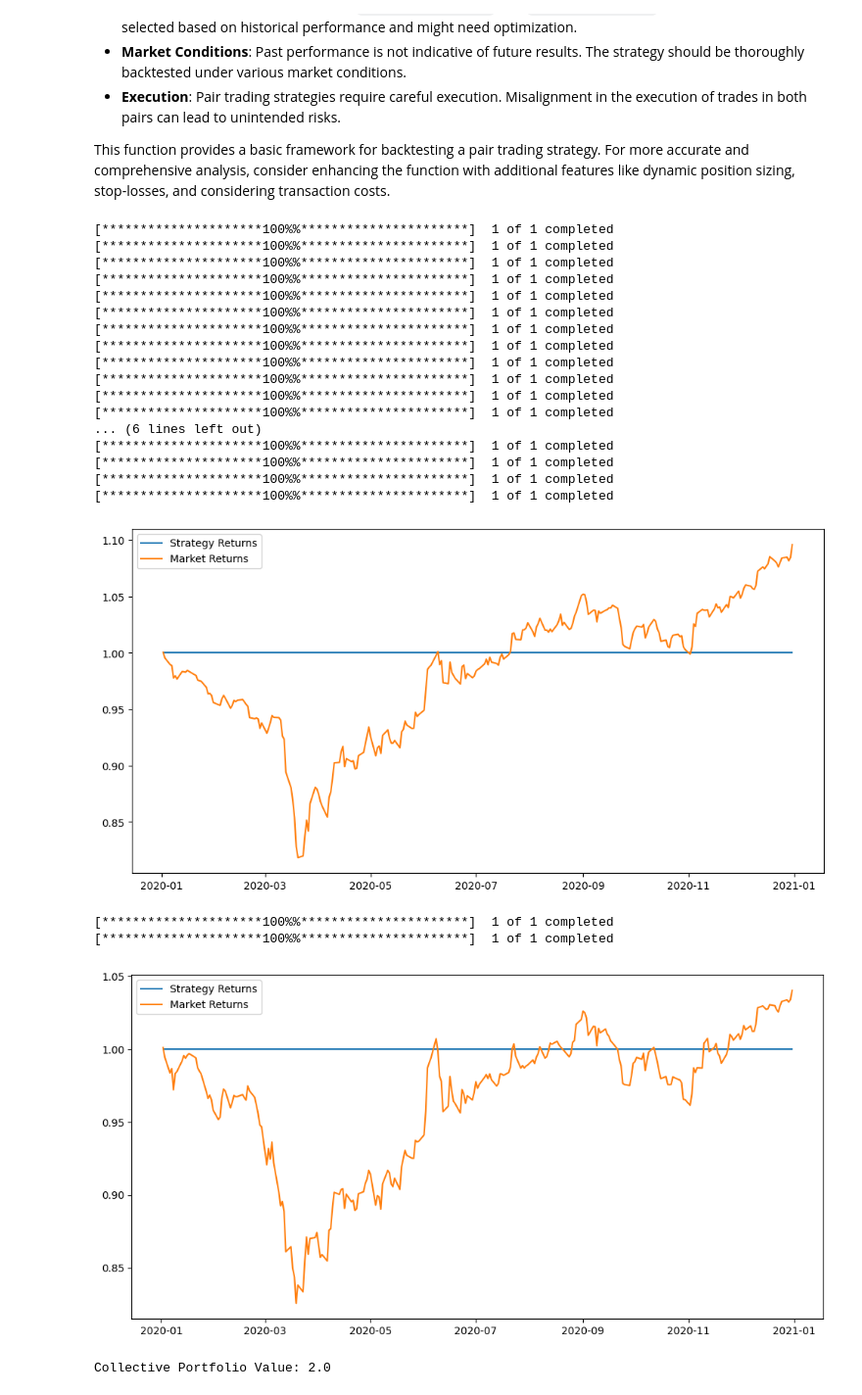
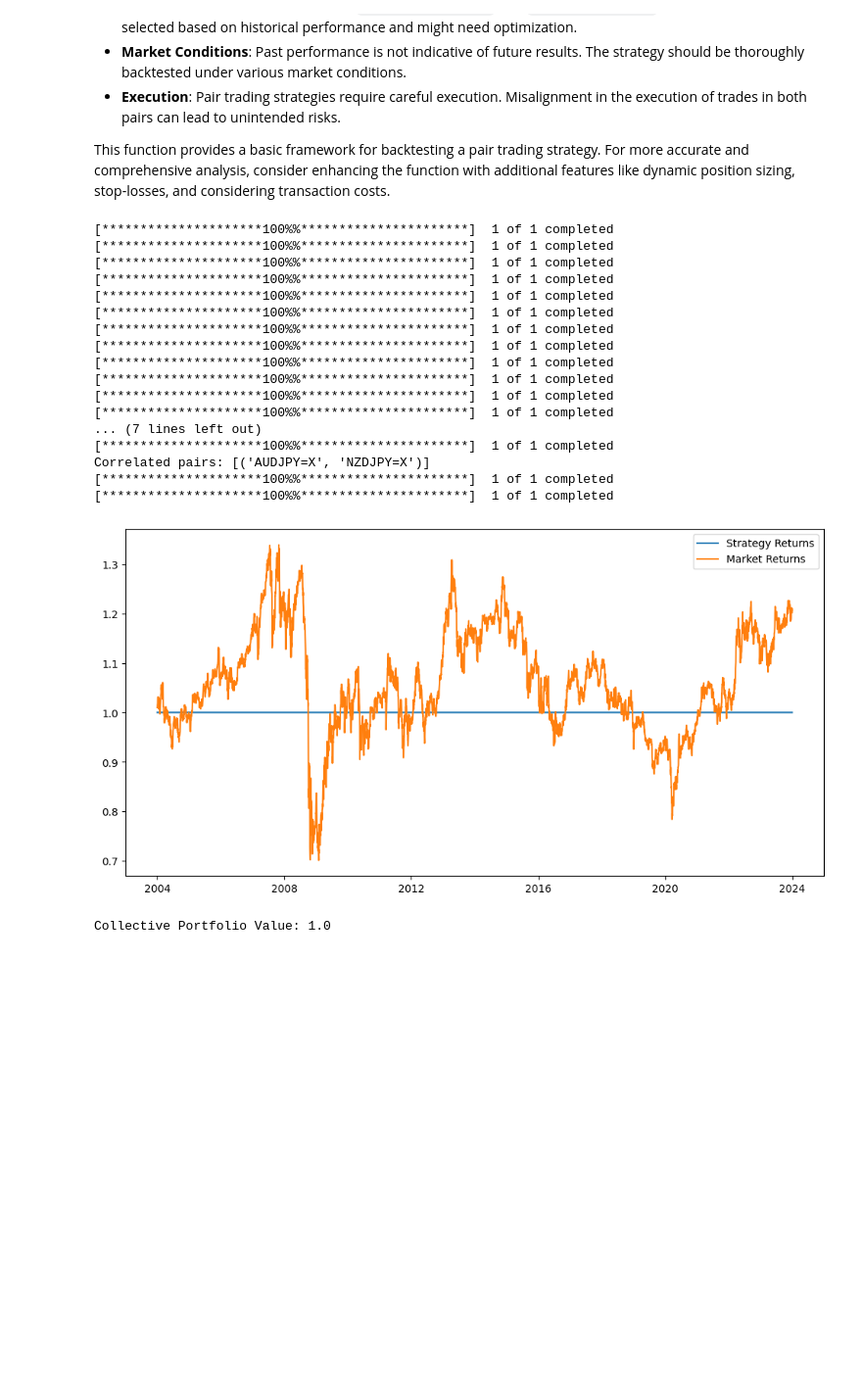
Before and after one commit to lucagrassitelli/Trading, a Jupyter notebook: Trading_code.ipynb, the cells around one changed output. Shown at 98% size. Drawn from its saved outputs; the diff is of its cells as text; code cells hidden in the pictures; blank space fills up the shorter version.

Commit message:
forex needs fix

```diff
--- a/Trading_code.ipynb
+++ b/Trading_code.ipynb
@@ -331,7 +331,7 @@ Final Portfolio Value: 1.0
 This function provides a basic framework for backtesting a pair trading strategy. For more accurate and comprehensive analysis, consider enhancing the function with additional features like dynamic position sizing, stop-losses, and considering transaction costs.
 # %%
 
-def get_highly_correlated_pairs(forex_pairs, start_date, end_date, threshold=0.9):
+def get_highly_correlated_pairs(forex_pairs, start_date, end_date, threshold=0.85):
     """
     Identify Forex pairs with correlation above the specified threshold.
 
@@ -357,41 +357,38 @@ def get_highly_correlated_pairs(forex_pairs, start_date, end_date, threshold=0.9
 # Define the list of Forex pairs
 forex_pairs = [
     'EURUSD=X', 'GBPUSD=X', 'USDJPY=X', 'USDCAD=X', 'AUDUSD=X',
     'NZDUSD=X', 'USDCHF=X', 'EURGBP=X', 'EURJPY=X', 'EURCHF=X',
     'GBPJPY=X', 'GBPAUD=X', 'AUDJPY=X', 'NZDJPY=X', 'CADJPY=X',
     'CHFJPY=X', 'EURAUD=X', 'EURNZD=X', 'AUDCAD=X', 'AUDCHF=X'
 ]
-start_date = '2020-01-01'
-end_date = '2021-01-01'
+start_date = '2004-01-01'
+end_date = '2024-01-01'
 correlated_pairs = get_highly_correlated_pairs(forex_pairs, start_date, end_date)
-
+print("Correlated pairs:", correlated_pairs)
 # Apply the trading strategy to each pair and calculate collective portfolio value
 collective_portfolio_value = 0
 for pair1, pair2 in correlated_pairs:
     final_value = backtest_pair_trading_strategy(pair1, pair2, start_date, end_date)
     collective_portfolio_value += final_value
 
 print(f"Collective Portfolio Value: {collective_portfolio_value}")
 # %% [output]
 [*********************100%%**********************]  1 of 1 completed
 [*********************100%%**********************]  1 of 1 completed
 [*********************100%%**********************]  1 of 1 completed
 [*********************100%%**********************]  1 of 1 completed
 [*********************100%%**********************]  1 of 1 completed
 [*********************100%%**********************]  1 of 1 completed
 [*********************100%%**********************]  1 of 1 completed
 [*********************100%%**********************]  1 of 1 completed
 [*********************100%%**********************]  1 of 1 completed
 [*********************100%%**********************]  1 of 1 completed
 [*********************100%%**********************]  1 of 1 completed
 [*********************100%%**********************]  1 of 1 completed
-... (6 lines left out)
+... (7 lines left out)
+[*********************100%%**********************]  1 of 1 completed
+Correlated pairs: [('AUDJPY=X', 'NZDJPY=X')]
 [*********************100%%**********************]  1 of 1 completed
 [*********************100%%**********************]  1 of 1 completed
-[*********************100%%**********************]  1 of 1 completed
-[*********************100%%**********************]  1 of 1 completed
-[figure, old version]
+[figure, new version]
-[*********************100%%**********************]  1 of 1 completed
-[*********************100%%**********************]  1 of 1 completed
+Collective Portfolio Value: 1.0
-[figure, removed]
-Collective Portfolio Value: 2.0
```
